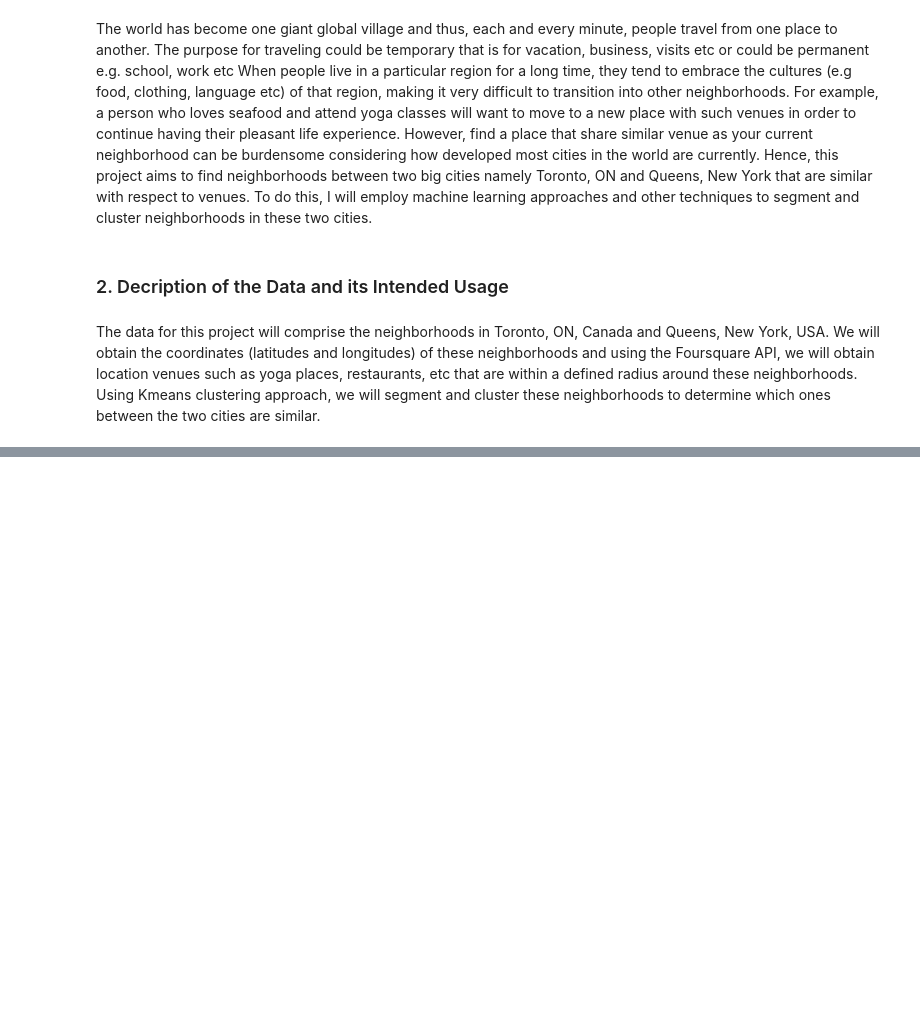
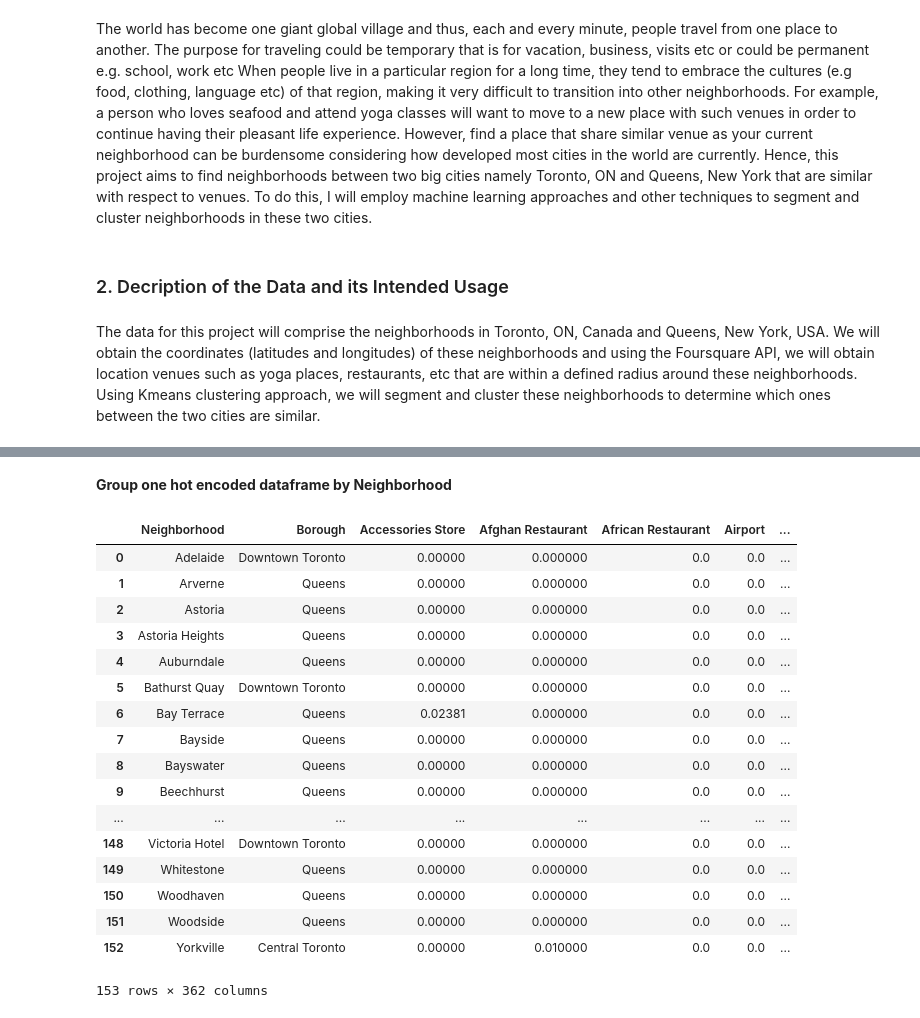
Before and after one commit to collins298/Coursera_Capstone, a Jupyter notebook: Report2.ipynb, the cells around one changed output, grey strips where cells are left out. Cells and saved outputs as stored; diff of their text form; code cells hidden in the pictures; blank space fills up the shorter version.

```diff
--- a/Report2.ipynb
+++ b/Report2.ipynb
@@ -23,0 +229,4 @@ cities are similar.
+# %%
+NYborough_choice = 'Queens'
+NYborough_data = neighborhoods[neighborhoods['Borough'] == NYborough_choice].reset_index(drop=True)
+NYborough_data.head()
@@ -23,0 +244,4 @@ cities are similar.
+# %%
+Comb_data = NYborough_data.append(Toronto_data.iloc[:,1:], ignore_index=True)
+
+Comb_data.head()
@@ -23,0 +301,6 @@ cities are similar.
+# %%
+LIMIT = 200
+Combined_venues = getNearbyVenues(names=Comb_data['Neighborhood'],
+                                  borough=Comb_data['Borough'],
+                                   latitudes=Comb_data['Latitude'],
+                                   longitudes=Comb_data['Longitude'])
@@ -23,0 +338,12 @@ cities are similar.
+# %%
+# one hot encoding
+Combined_onehot = pd.get_dummies(Combined_venues[['Venue Category']], prefix="", prefix_sep="")
+
+# add neighborhood column back to dataframe
+Combined_onehot[['Neighborhood', 'Borough']] = Combined_venues[['Neighborhood', 'Borough']]
+
+# move neighborhood column to the first column
+fixed_columns = [Combined_onehot.columns[-1]] + list(Combined_onehot.columns[:-1])
+Combined_onehot = Combined_onehot[fixed_columns]
+
+Combined_onehot.head()
@@ -23,0 +358,24 @@ cities are similar.
+# %% [markdown]
+__Group one hot encoded dataframe by Neighborhood__
+# %%
+Combined_grouped = Combined_onehot.groupby(['Neighborhood', 'Borough']).mean().reset_index()
+Combined_grouped
+# %% [output]
+|  | Neighborhood | Borough | Accessories Store | Afghan Restaurant | African Restaurant | Airport | ... |
+| 0 | Adelaide | Downtown Toronto | 0.00000 | 0.000000 | 0.0 | 0.0 | ... |
+| 1 | Arverne | Queens | 0.00000 | 0.000000 | 0.0 | 0.0 | ... |
+| 2 | Astoria | Queens | 0.00000 | 0.000000 | 0.0 | 0.0 | ... |
+| 3 | Astoria Heights | Queens | 0.00000 | 0.000000 | 0.0 | 0.0 | ... |
+| 4 | Auburndale | Queens | 0.00000 | 0.000000 | 0.0 | 0.0 | ... |
+| 5 | Bathurst Quay | Downtown Toronto | 0.00000 | 0.000000 | 0.0 | 0.0 | ... |
+| 6 | Bay Terrace | Queens | 0.02381 | 0.000000 | 0.0 | 0.0 | ... |
+| 7 | Bayside | Queens | 0.00000 | 0.000000 | 0.0 | 0.0 | ... |
+| 8 | Bayswater | Queens | 0.00000 | 0.000000 | 0.0 | 0.0 | ... |
+| 9 | Beechhurst | Queens | 0.00000 | 0.000000 | 0.0 | 0.0 | ... |
+| ... | ... | ... | ... | ... | ... | ... | ... |
+| 148 | Victoria Hotel | Downtown Toronto | 0.00000 | 0.000000 | 0.0 | 0.0 | ... |
+| 149 | Whitestone | Queens | 0.00000 | 0.000000 | 0.0 | 0.0 | ... |
+| 150 | Woodhaven | Queens | 0.00000 | 0.000000 | 0.0 | 0.0 | ... |
+| 151 | Woodside | Queens | 0.00000 | 0.000000 | 0.0 | 0.0 | ... |
+| 152 | Yorkville | Central Toronto | 0.00000 | 0.010000 | 0.0 | 0.0 | ... |
+153 rows × 362 columns
```
Also changed, not shown: parts of 25 cells of this notebook.
